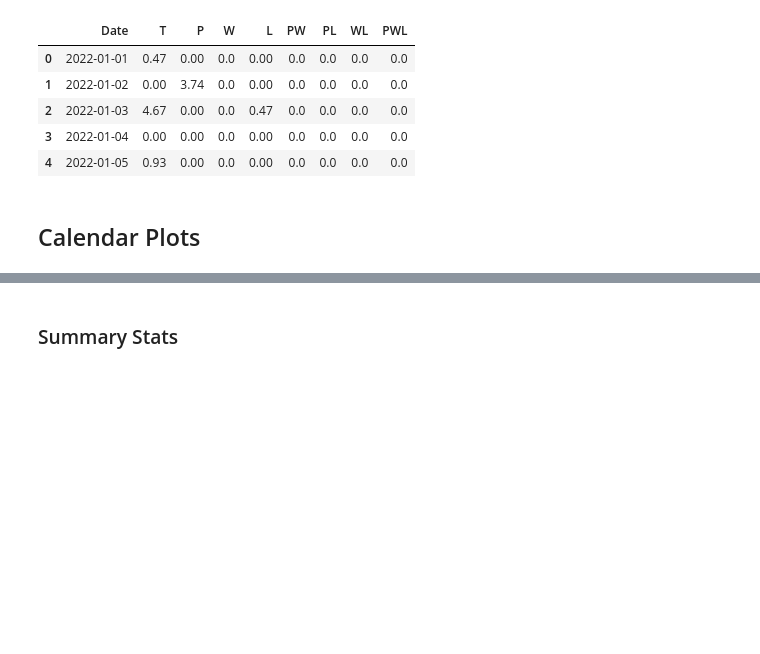
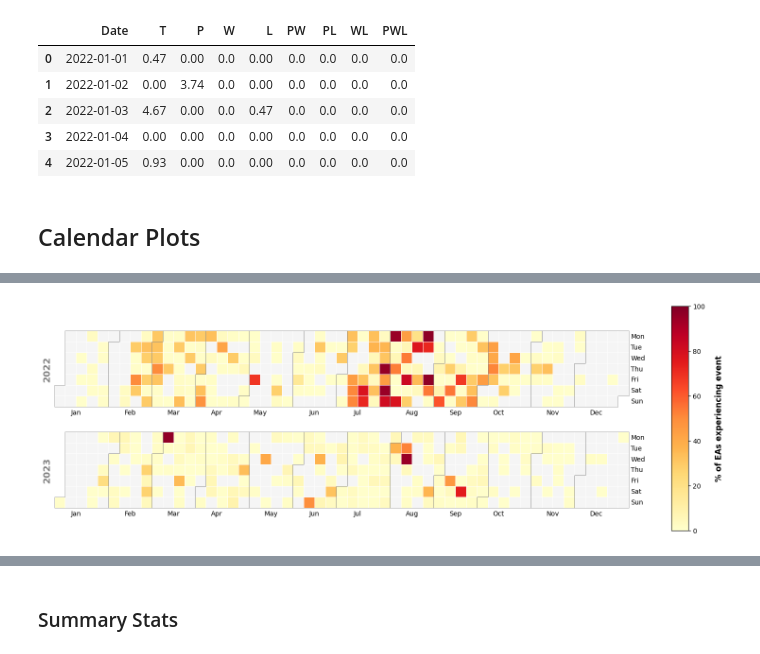
Before and after one commit to KaytheDee/pqr_extreme_weather_analysis, a Jupyter notebook: notebooks/Extreme_Weather_per_Month.ipynb, the cells around one changed output, grey strips where cells are left out. Drawn from its saved outputs; the diff is of its cells as text; code cells hidden in the pictures; blank space fills up the shorter version.

```diff
--- a/notebooks/Extreme_Weather_per_Month.ipynb
+++ b/notebooks/Extreme_Weather_per_Month.ipynb
@@ -712,0 +715,20 @@ plot_extreme_weather_calendar(
+# %%
+plot_extreme_weather_calendar(
+    day_total_all_eas_norm,
+    event_col='W',
+    cmap='YlOrRd',
+
+    # Cell border styling
+    linewidth=0.5,
+    linecolor='white',
+
+    # Missing-day color
+    fillcolor='whitesmoke',
+
+    start_august=False,
+    title='',
+    show_colorbar=True,
+    # save_path = PLOTS_DIR / 'PWL_calendar_plot.png'
+)
+# %% [output]
+[figure, added]
```
Also changed, not shown: parts of 64 cells of this notebook, 4 other files.
